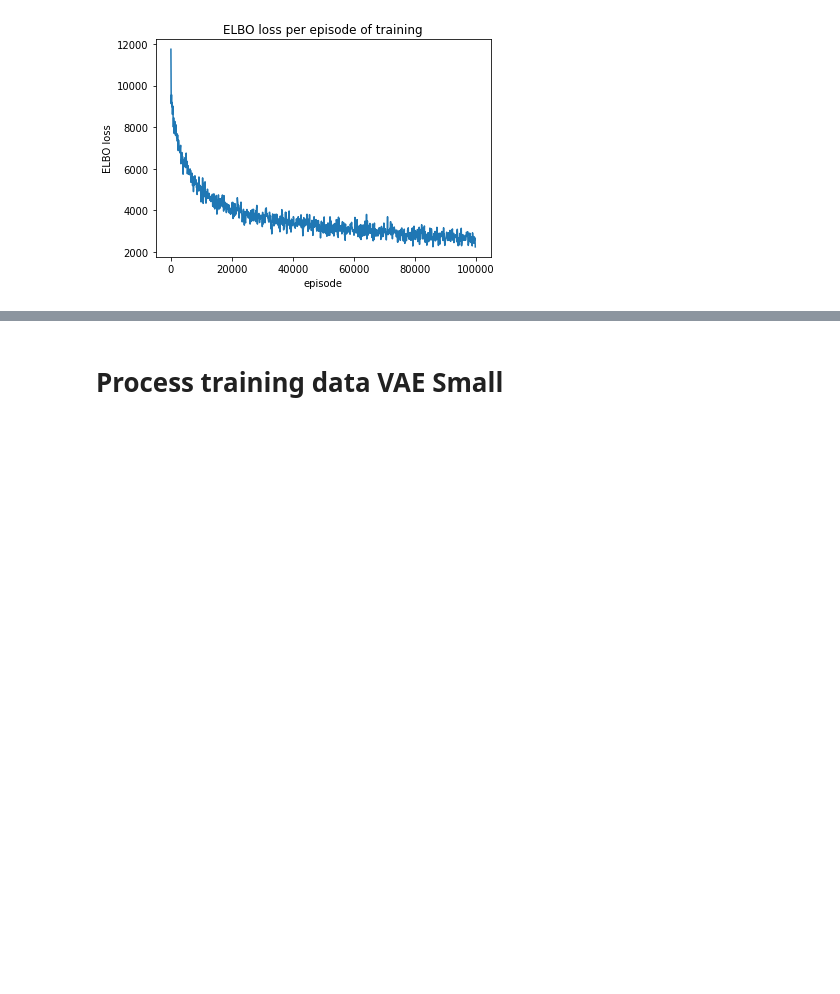
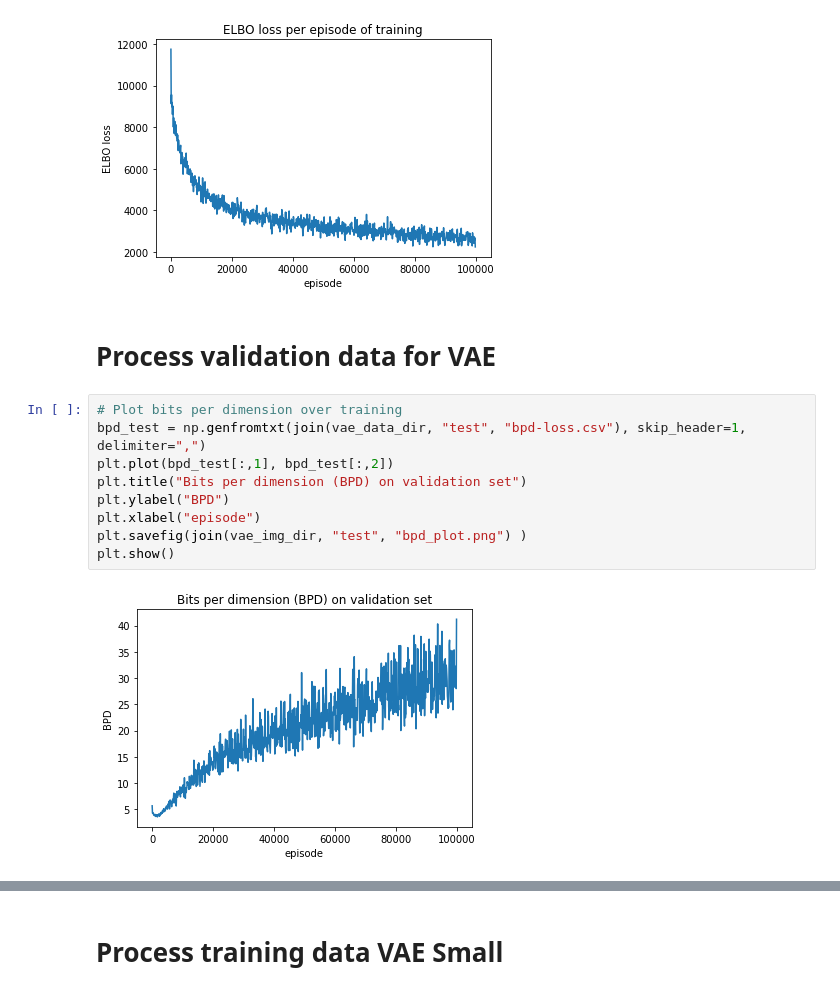
Before and after one commit to JanSchering/natural_computing, a Jupyter notebook: final/vae/presentation_vis.ipynb, the cells around one changed output, grey strips where cells are left out. Drawn from its saved outputs; the diff is of its cells as text; blank space fills up the shorter version.

Commit message:
plotting training data

```diff
--- a/final/vae/presentation_vis.ipynb
+++ b/final/vae/presentation_vis.ipynb
@@ -58,3 +58,16 @@ plt.savefig(join(vae_img_dir, "train", "elbo_plot.png") )
 plt.show()
 # %% [output]
 [figure]
+# %% [markdown]
+# Process validation data for VAE
+# %%
+# Plot bits per dimension over training
+bpd_test = np.genfromtxt(join(vae_data_dir, "test", "bpd-loss.csv"), skip_header=1, delimiter=",")
+plt.plot(bpd_test[:,1], bpd_test[:,2])
+plt.title("Bits per dimension (BPD) on validation set")
+plt.ylabel("BPD")
+plt.xlabel("episode")
+plt.savefig(join(vae_img_dir, "test", "bpd_plot.png") )
+plt.show()
+# %% [output]
+[figure, added]
```
Also changed, not shown: parts of 2 cells of this notebook, 2 other files.
